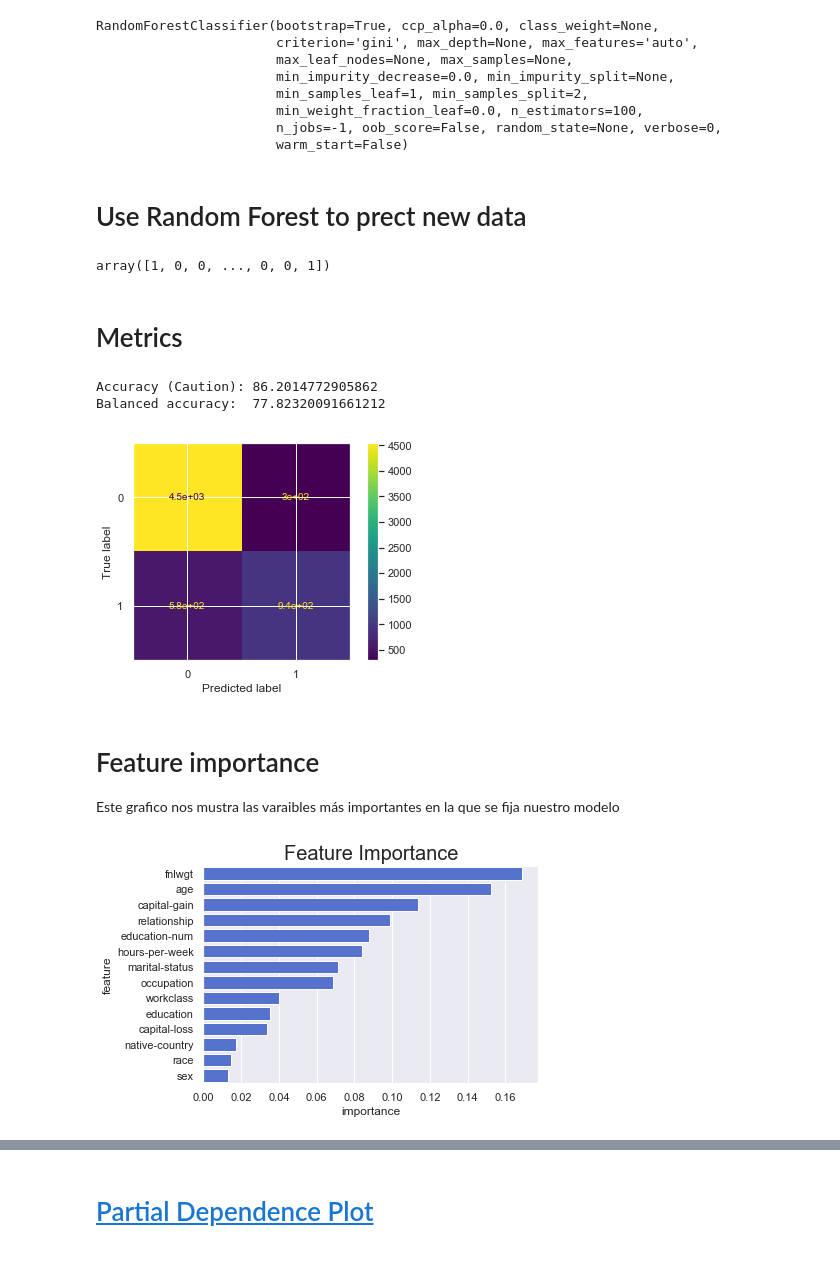
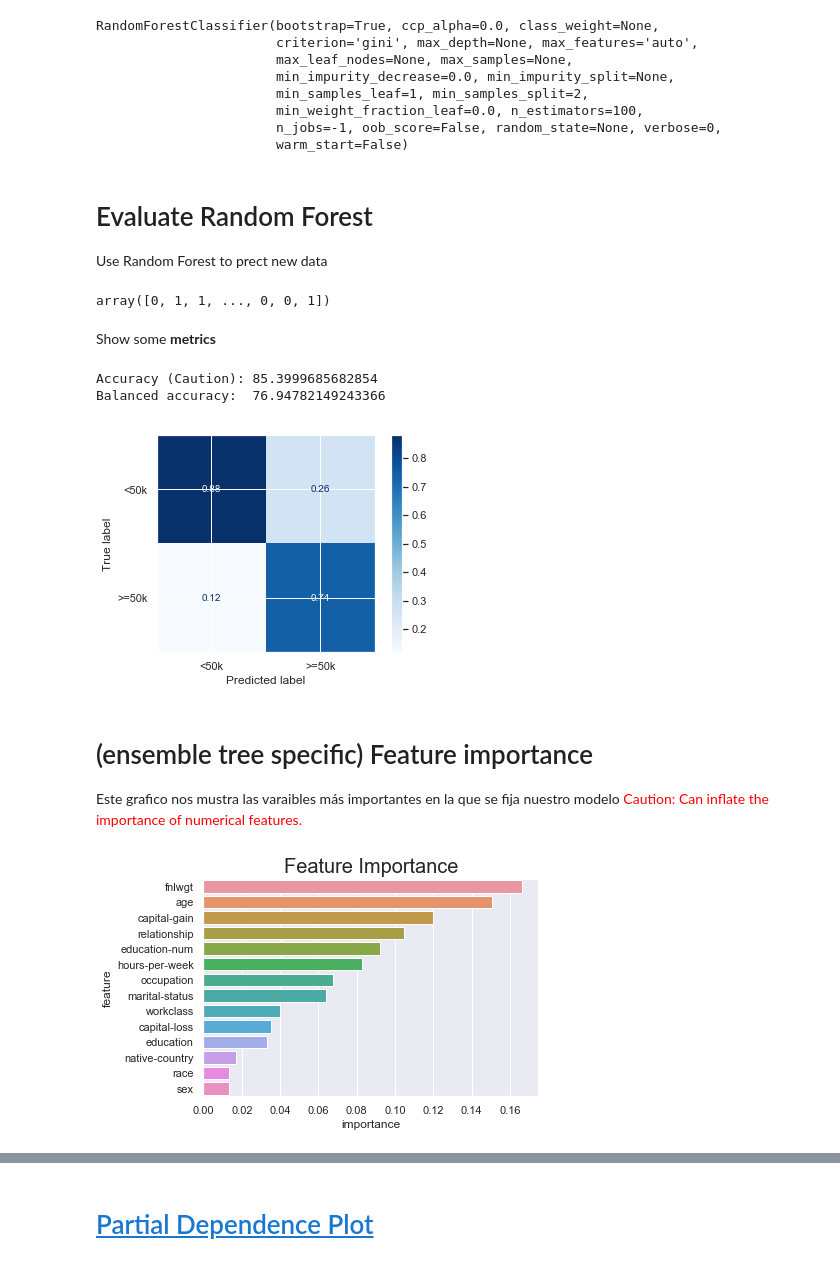
Before and after one commit to SaturdaysAI-Murcia/machine-learning, a Jupyter notebook: 2. Tabular data (clas)/2.3 Random Forest.ipynb, the cells around one changed output, grey strips where cells are left out. Cells and saved outputs as stored; diff of their text form; code cells hidden in the pictures.

```diff
--- a/2. Tabular data (clas)/2.3 Random Forest.ipynb
+++ b/2. Tabular data (clas)/2.3 Random Forest.ipynb
@@ -82,7 +89,10 @@ df.head()
 x = df.drop("salary", axis="columns")
 y = df["salary"]
 
-x_train, x_valid, y_train, y_valid = train_test_split(x, y, test_size=0.2, random_state=0)
+x_train, x_valid, y_train, y_valid = train_test_split(x, y,
+                                                      test_size=0.2,
+                                                      stratify=y,
+                                                      random_state=0)
 # %% [markdown]
 # Train Random Forest
 # %%
@@ -98,25 +108,28 @@ RandomForestClassifier(bootstrap=True, ccp_alpha=0.0, class_weight=None,
                        n_jobs=-1, oob_score=False, random_state=None, verbose=0,
                        warm_start=False)
 # %% [markdown]
-# Use Random Forest to prect new data
+# Evaluate Random Forest
+Use Random Forest to prect new data
 # %%
 preds = model.predict(x_valid)
 preds
 # %% [output]
-array([1, 0, 0, ..., 0, 0, 1])
+array([0, 1, 1, ..., 0, 0, 1])
-# %% [markdown]
-# Metrics
+# %% [markdown]
+Show some **metrics**
 # %%
 print("Accuracy (Caution):", accuracy_score(y_valid, preds)*100)
 print("Balanced accuracy: ", balanced_accuracy_score(y_valid, preds)*100)
-plot_confusion_matrix(model, x_valid, y_valid);
+plot_confusion_matrix(model, x_valid, y_valid, display_labels=["<50k", ">=50k"],
+                      cmap=plt.cm.Blues, normalize="pred");
 # %% [output]
-Accuracy (Caution): 86.2014772905862
-Balanced accuracy:  77.82320091661212
+Accuracy (Caution): 85.3999685682854
+Balanced accuracy:  76.94782149243366
-[figure, old version]
+[figure, new version]
 # %% [markdown]
-# Feature importance
+# (ensemble tree specific) Feature importance
 Este grafico nos mustra las varaibles más importantes en la que se fija nuestro modelo
+<font color='red'>Caution: Can inflate the importance of numerical features.</font>
 # %%
 fi = pd.DataFrame({
       'feature':     x.columns,
@@ -124,7 +137,7 @@ fi = pd.DataFrame({
      }).sort_values('importance', ascending=False).reset_index(drop=True)
 
 # Plot
-sns.barplot(x=fi.importance, y=fi.feature, color='royalblue').set_title("Feature Importance",  fontsize=20);
+sns.barplot(x=fi.importance, y=fi.feature).set_title("Feature Importance",  fontsize=20);
 # %% [output]
-[figure, old version]
+[figure, new version]
 # %% [markdown]
```
Also changed, not shown: parts of 8 cells of this notebook.
